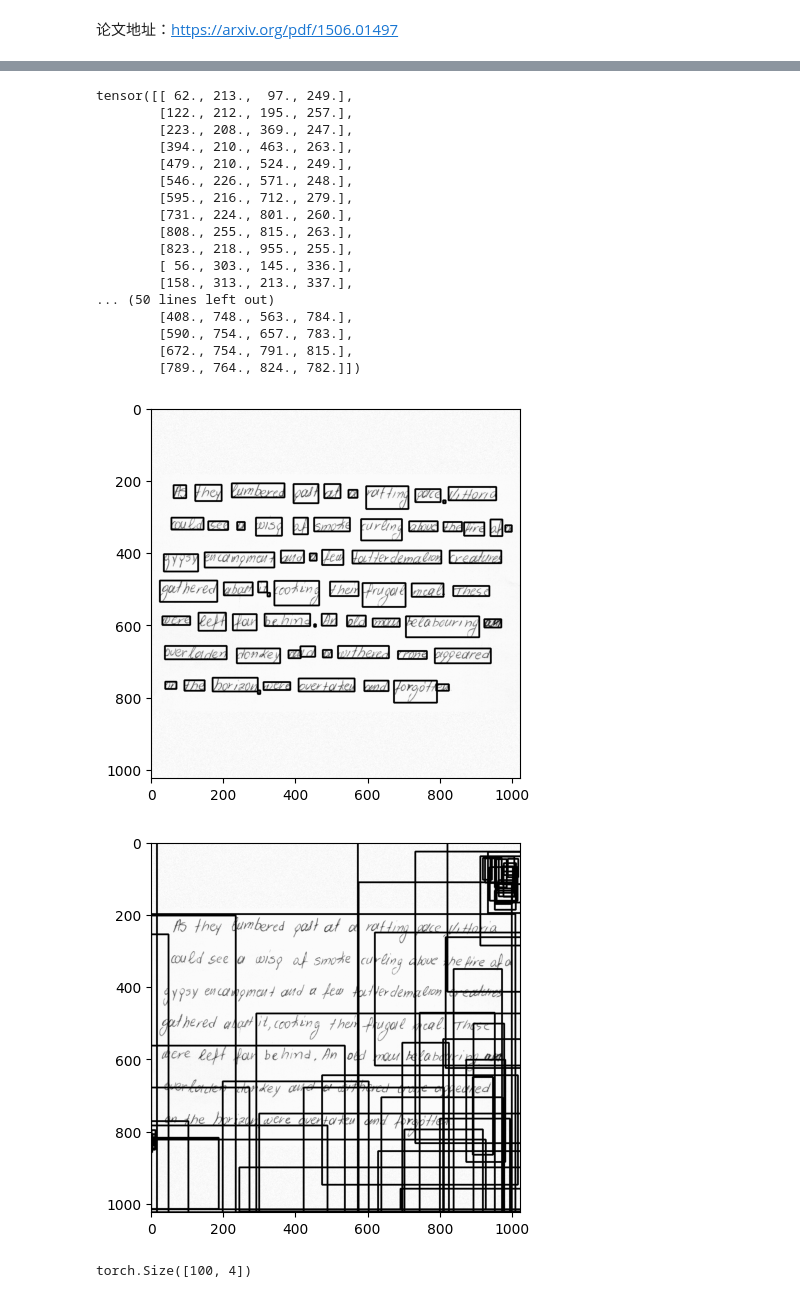
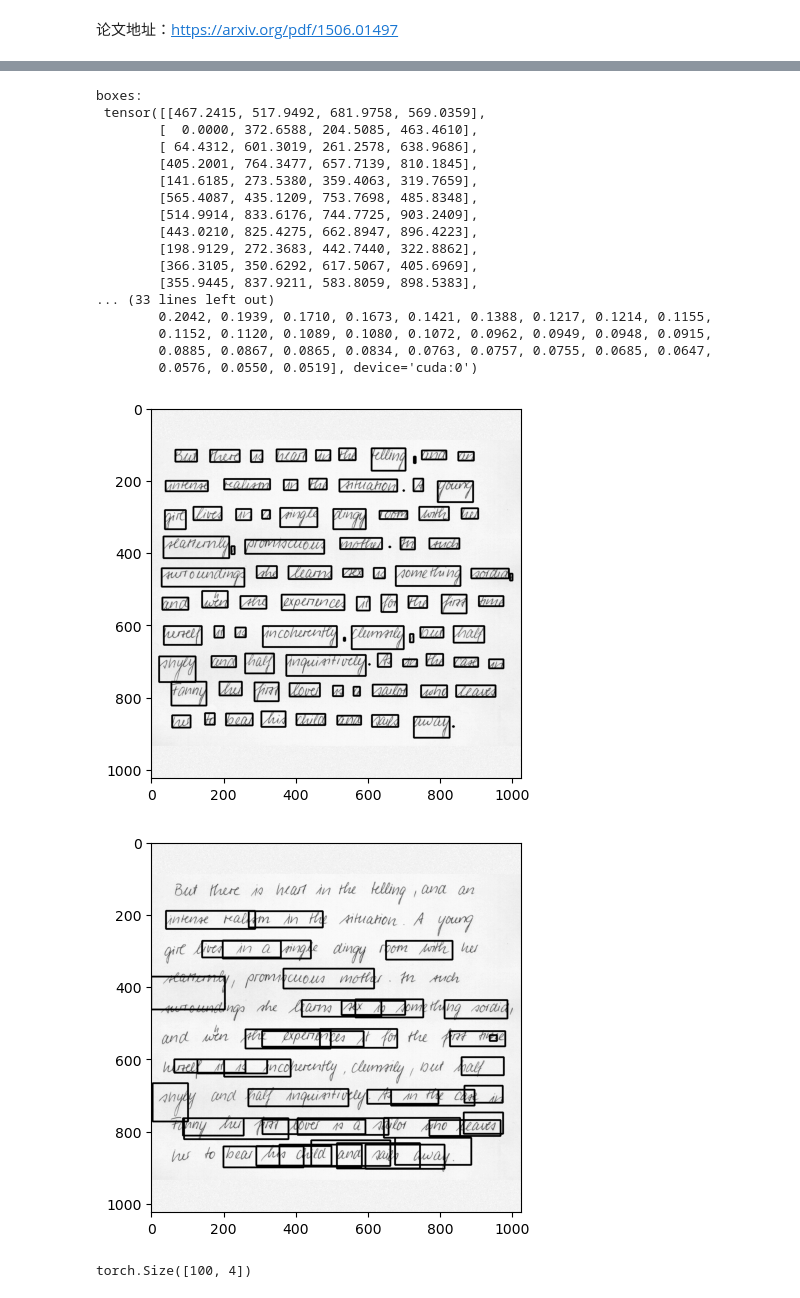
Before and after one commit to Ken-2511/HandwritingRecognition, a Jupyter notebook: Train/Faster_R_CNN_test.ipynb, the cells around one changed output, grey strips where cells are left out. Cells and saved outputs as stored; diff of their text form; code cells hidden in the pictures.

```diff
--- a/Train/Faster_R_CNN_test.ipynb
+++ b/Train/Faster_R_CNN_test.ipynb
@@ -88,58 +88,58 @@ def plot_image(img, boxes):
     plt.imshow(img, cmap='gray')
     plt.show()
 
 # get prediction
 img_path = 'test_image.jpg'
 img_path = 'test_image2.png'
 threshold = 0.
 
 from utils import *
 from torchvision import transforms
 dataset = ModifiedDataset(SegDataset('IAM', 'train'))
 dataloader = DataLoader(dataset, batch_size=16, shuffle=True, num_workers=0, collate_fn=collate_fn)
 for img, target in dataloader:
     img = img.cuda()
     break
 # 加载预训练的Faster R-CNN模型
 model = torchvision.models.detection.fasterrcnn_resnet50_fpn()
 # 获取分类器的输入特征数
 in_features = model.roi_heads.box_predictor.cls_score.in_features
 # 替换预训练的头部为一个新的，只有两个类别（背景和单词）
 model.roi_heads.box_predictor = torchvision.models.detection.faster_rcnn.FastRCNNPredictor(in_features, num_classes=2)
-model.load_state_dict(torch.load('/root/autodl-tmp/APS360_Project/Machine_Learning_Output/Faster_R_CNN/fasterrcnn_27.pth'))
+model.load_state_dict(torch.load('/root/autodl-tmp/APS360_Project/Machine_Learning_Output/Faster_R_CNN/fasterrcnn_82.pth'))
 model = model.cuda()
 
 # img = load_image(img_path).cuda()
 t0 = time.time()
-boxes, labels, scores = get_prediction(img, 0.5)
+boxes, labels, scores = get_prediction(img, -torch.inf)
 t1 = time.time()
 # print('time:', t1-t0)
-# print("boxes:\n", boxes)
-# print("labels:\n", labels)
-# print("scores:\n", scores)
-print(target[0]['boxes'])
+print("boxes:\n", boxes)
+print("labels:\n", labels)
+print("scores:\n", scores)
+# print(target[0]['boxes'])
 plot_image(img[0].cpu().numpy(), target[0]['boxes'].cpu().numpy())
 plot_image(img[0].cpu().numpy(), boxes)
 # %% [output]
-tensor([[ 62., 213.,  97., 249.],
-        [122., 212., 195., 257.],
-        [223., 208., 369., 247.],
-        [394., 210., 463., 263.],
-        [479., 210., 524., 249.],
-        [546., 226., 571., 248.],
-        [595., 216., 712., 279.],
-        [731., 224., 801., 260.],
-        [808., 255., 815., 263.],
-        [823., 218., 955., 255.],
-        [ 56., 303., 145., 336.],
-        [158., 313., 213., 337.],
-... (50 lines left out)
-        [408., 748., 563., 784.],
-        [590., 754., 657., 783.],
-        [672., 754., 791., 815.],
-        [789., 764., 824., 782.]])
+boxes:
+ tensor([[467.2415, 517.9492, 681.9758, 569.0359],
+        [  0.0000, 372.6588, 204.5085, 463.4610],
+        [ 64.4312, 601.3019, 261.2578, 638.9686],
+        [405.2001, 764.3477, 657.7139, 810.1845],
+        [141.6185, 273.5380, 359.4063, 319.7659],
+        [565.4087, 435.1209, 753.7698, 485.8348],
+        [514.9914, 833.6176, 744.7725, 903.2409],
+        [443.0210, 825.4275, 662.8947, 896.4223],
+        [198.9129, 272.3683, 442.7440, 322.8862],
+        [366.3105, 350.6292, 617.5067, 405.6969],
+        [355.9445, 837.9211, 583.8059, 898.5383],
+... (33 lines left out)
+        0.2042, 0.1939, 0.1710, 0.1673, 0.1421, 0.1388, 0.1217, 0.1214, 0.1155,
+        0.1152, 0.1120, 0.1089, 0.1080, 0.1072, 0.0962, 0.0949, 0.0948, 0.0915,
+        0.0885, 0.0867, 0.0865, 0.0834, 0.0763, 0.0757, 0.0755, 0.0685, 0.0647,
+        0.0576, 0.0550, 0.0519], device='cuda:0')
-[figure, old version]
+[figure, new version]
-[figure, old version]
+[figure, new version]
 # %%
 import torch
 import torchvision.transforms as T
```
Also changed, not shown: 5 other files.
